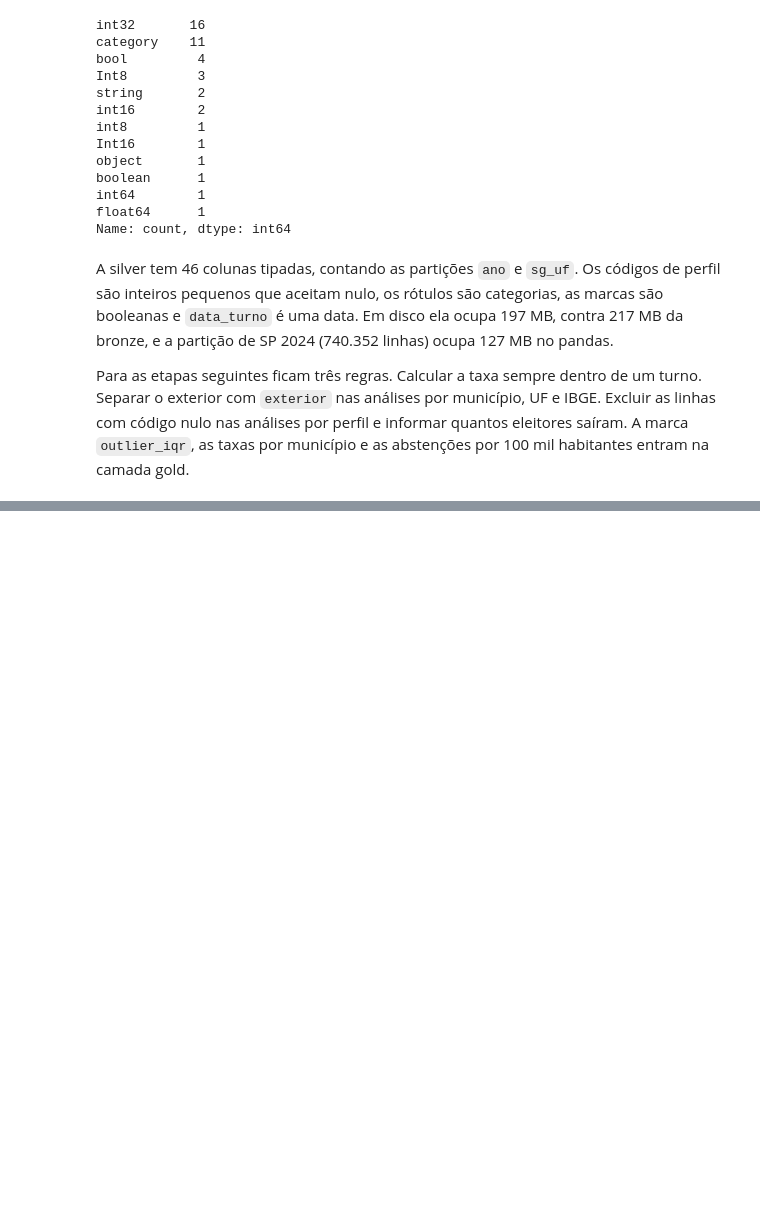
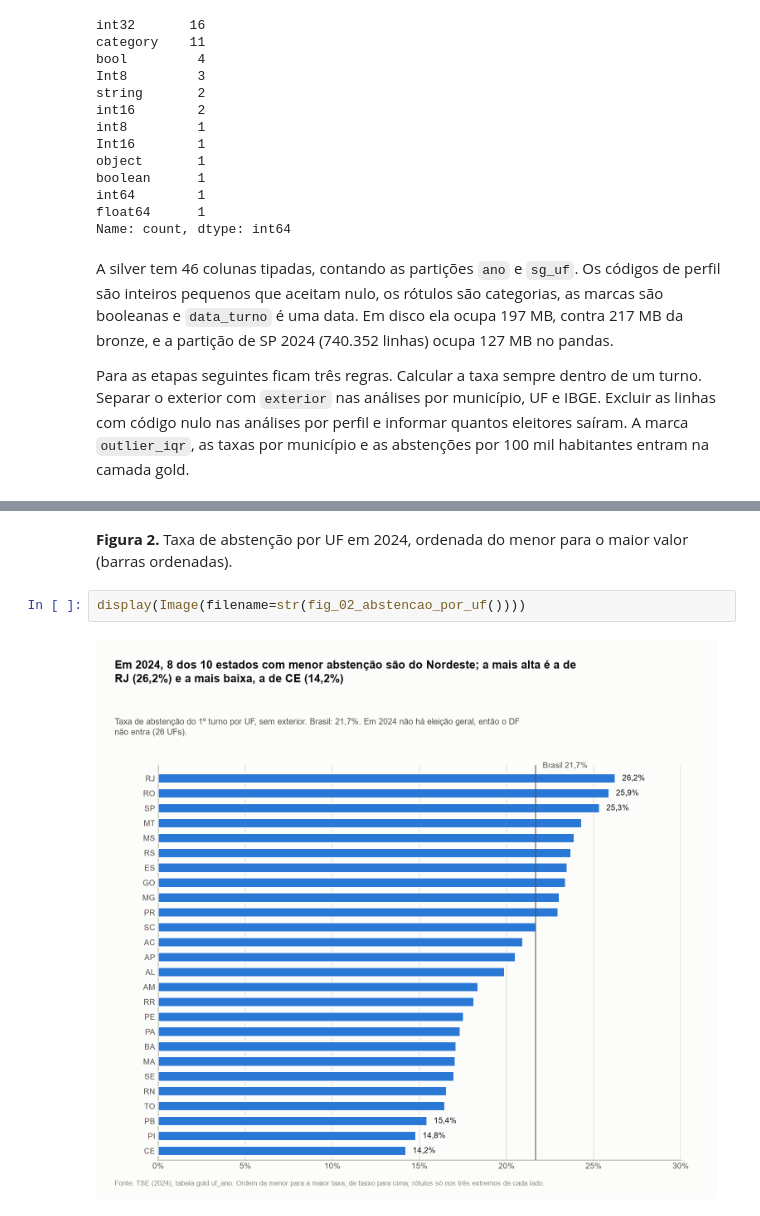
Before and after one commit to GUSTAVOHOOO/bigdata-tse-abstencao, a Jupyter notebook: notebooks/etapa1.ipynb, the cells around one changed output, grey strips where cells are left out. Saved outputs shown, nothing was run; the diff lists cells and outputs as text; blank space fills up the shorter version.

```diff
--- a/notebooks/etapa1.ipynb
+++ b/notebooks/etapa1.ipynb
@@ -1605,0 +1630,6 @@ Para as etapas seguintes ficam três regras. Calcular a taxa sempre dentro de um
+# %% [markdown]
+**Figura 2.** Taxa de abstenção por UF em 2024, ordenada do menor para o maior valor (barras ordenadas).
+# %%
+display(Image(filename=str(fig_02_abstencao_por_uf())))
+# %% [output]
+[figure, added]
```
Also changed, not shown: parts of 23 cells of this notebook, 11 other files.
